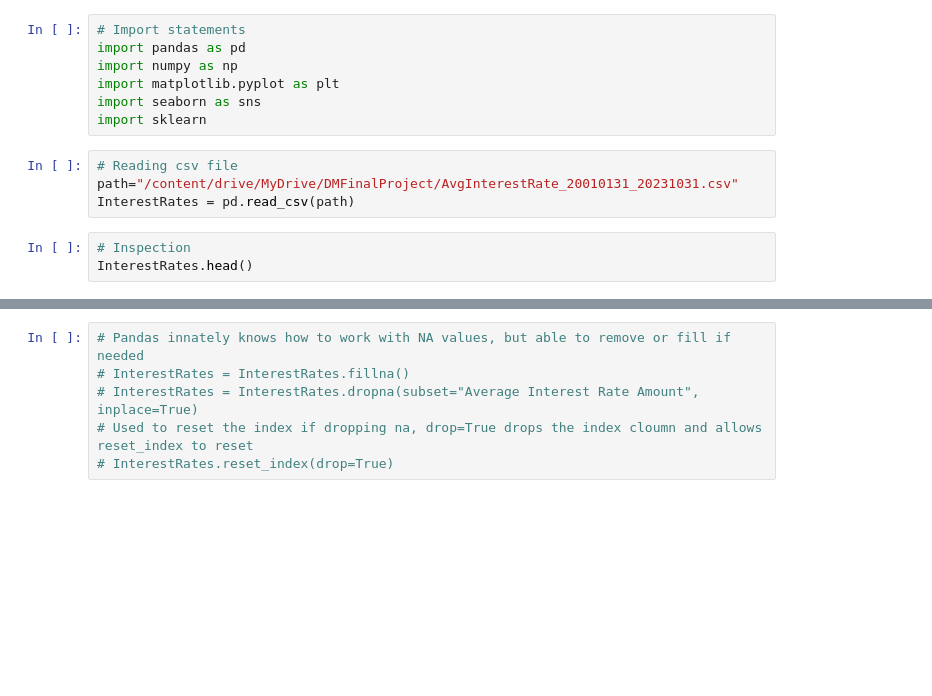
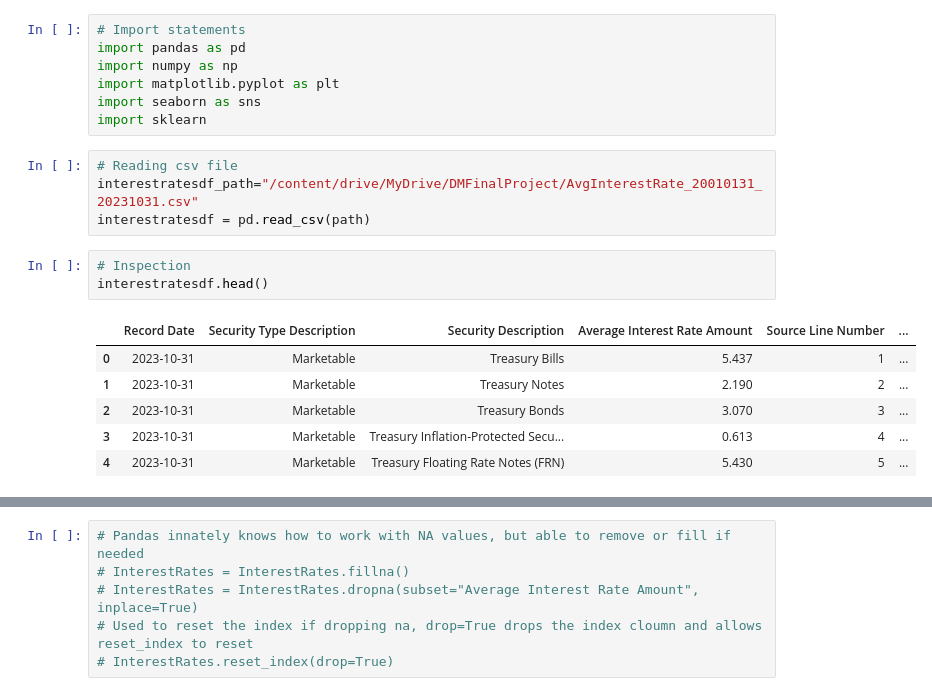
Before and after one commit to felabonte/DataMiningFinalProject, a Jupyter notebook: CS6220_DataMining_FinalProject.ipynb, the cells around one changed output, grey strips where cells are left out. Saved outputs shown, nothing was run; the diff lists cells and outputs as text; blank space fills up the shorter version.

```diff
--- a/CS6220_DataMining_FinalProject.ipynb
+++ b/CS6220_DataMining_FinalProject.ipynb
@@ -11,10 +13,17 @@ import seaborn as sns
 import sklearn
 # %%
 # Reading csv file
-path="/content/drive/MyDrive/DMFinalProject/AvgInterestRate_20010131_20231031.csv"
-InterestRates = pd.read_csv(path)
+interestratesdf_path="/content/drive/MyDrive/DMFinalProject/AvgInterestRate_20010131_20231031.csv"
+interestratesdf = pd.read_csv(path)
 # %%
 # Inspection
-InterestRates.head()
+interestratesdf.head()
+# %% [output]
+|  | Record Date | Security Type Description | Security Description | Average Interest Rate Amount | Source Line Number | ... |
+| 0 | 2023-10-31 | Marketable | Treasury Bills | 5.437 | 1 | ... |
+| 1 | 2023-10-31 | Marketable | Treasury Notes | 2.190 | 2 | ... |
+| 2 | 2023-10-31 | Marketable | Treasury Bonds | 3.070 | 3 | ... |
+| 3 | 2023-10-31 | Marketable | Treasury Inflation-Protected Secu... | 0.613 | 4 | ... |
+| 4 | 2023-10-31 | Marketable | Treasury Floating Rate Notes (FRN) | 5.430 | 5 | ... |
 # %%
 # Inspection
```
Also changed, not shown: parts of 11 cells of this notebook.
